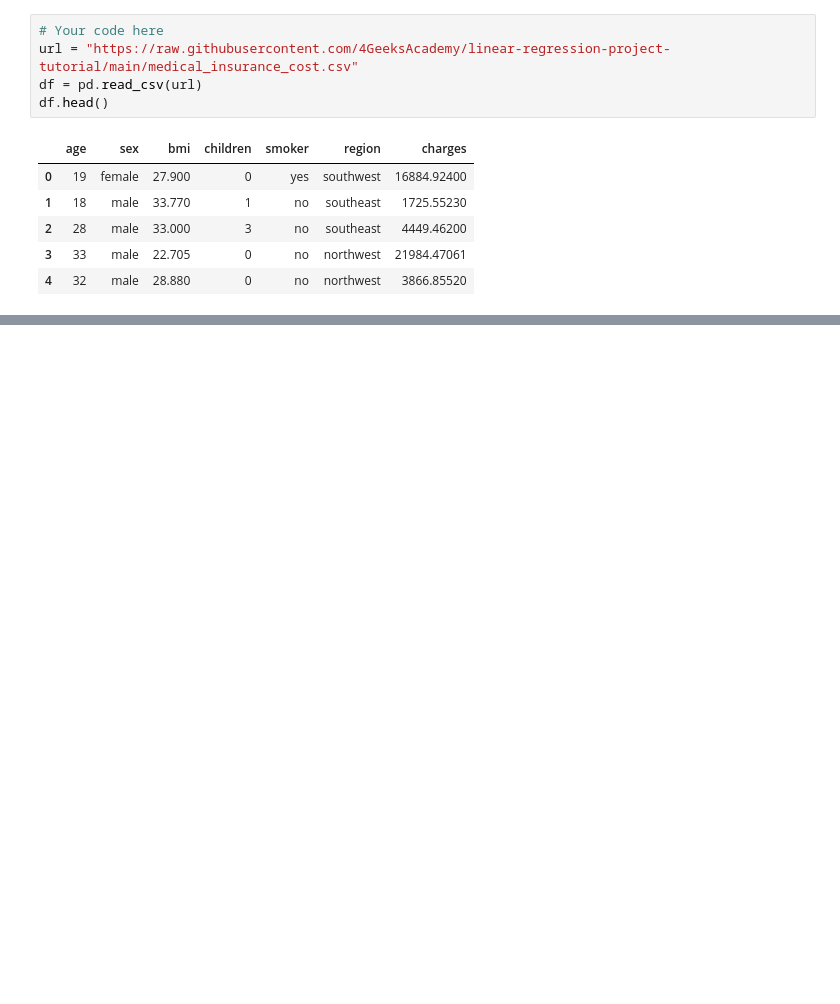
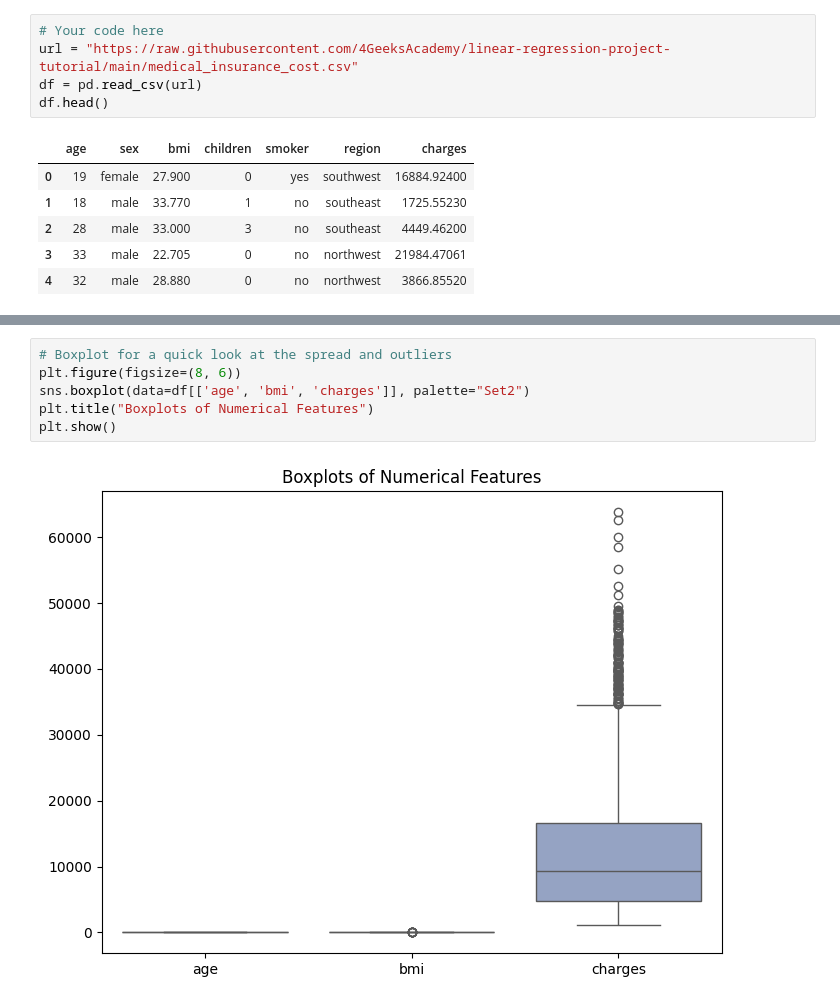
Before and after one commit to JulianSanchez1/Linear-Regression, a Jupyter notebook: src/explore.ipynb, the cells around one changed output, grey strips where cells are left out. Cells and saved outputs as stored; diff of their text form; blank space fills up the shorter version.

```diff
--- a/src/explore.ipynb
+++ b/src/explore.ipynb
@@ -190,0 +45,8 @@ y_test = test_data["smoker"]
+# %%
+# Boxplot for a quick look at the spread and outliers
+plt.figure(figsize=(8, 6))
+sns.boxplot(data=df[['age', 'bmi', 'charges']], palette="Set2")
+plt.title("Boxplots of Numerical Features")
+plt.show()
+# %% [output]
+[figure, added]
```
Also changed, not shown: parts of 36 cells of this notebook.
